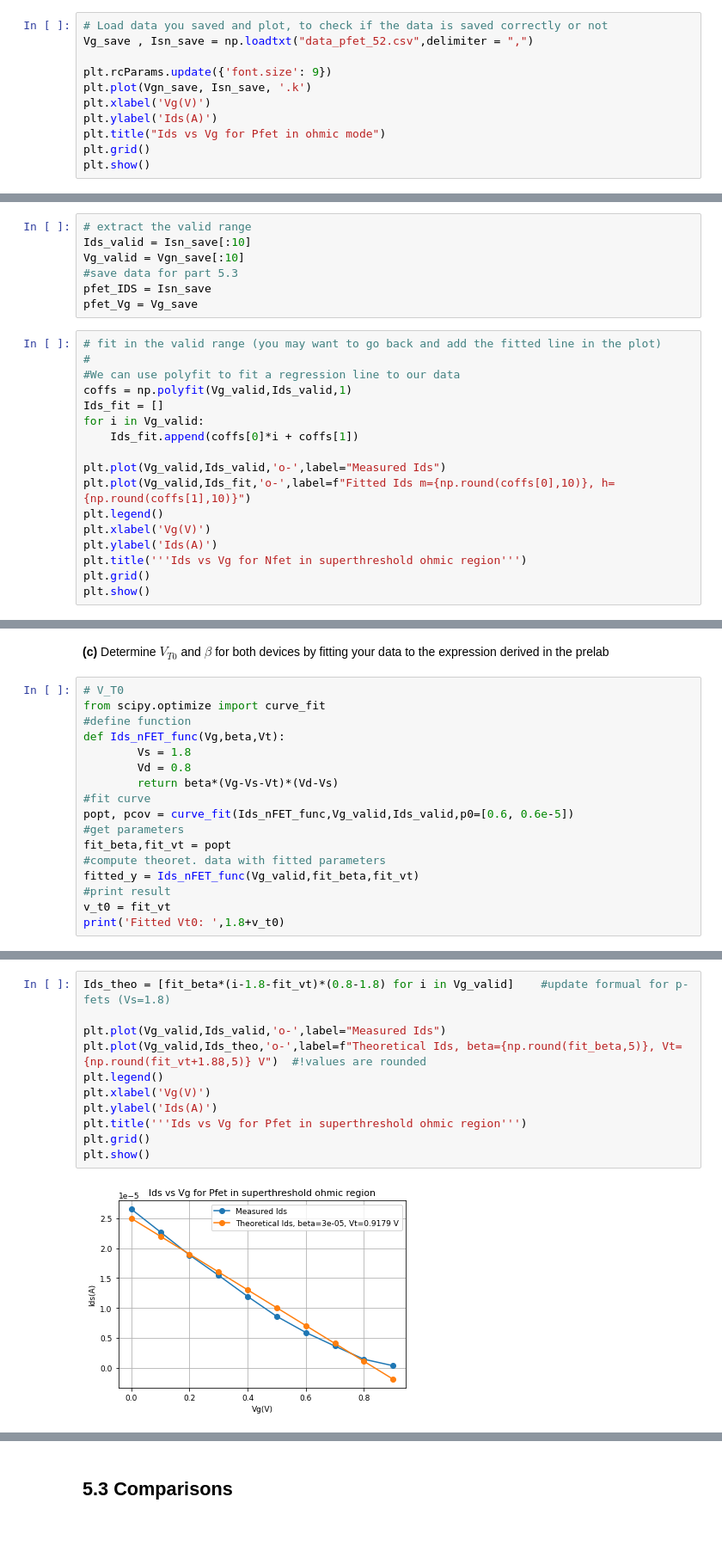
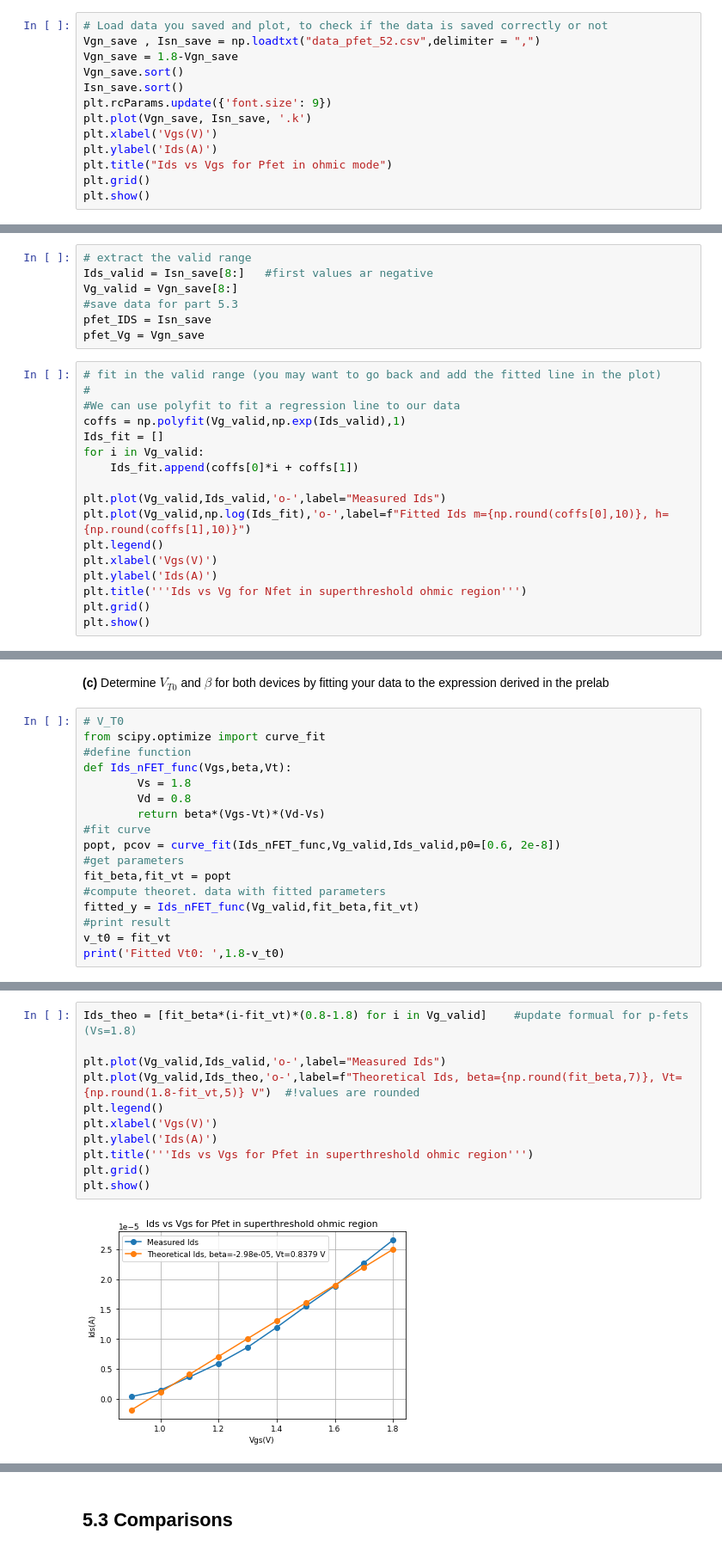
Before and after one commit to daggermaster3000/NE1, a Jupyter notebook: TP3/2022_Lab3_AboveThr_GroupNumber_FirstName_LastName.ipynb, the cells around one changed output, grey strips where cells are left out. Shown: that part at 86% size. Drawn from its saved outputs; the diff is of its cells as text.

```diff
--- a/TP3/2022_Lab3_AboveThr_GroupNumber_FirstName_LastName.ipynb
+++ b/TP3/2022_Lab3_AboveThr_GroupNumber_FirstName_LastName.ipynb
@@ -695,13 +697,15 @@ data = [Vg,IDS]
 np.savetxt("data_pfet_52.csv",data,delimiter = ",")
 # %%
 # Load data you saved and plot, to check if the data is saved correctly or not
-Vg_save , Isn_save = np.loadtxt("data_pfet_52.csv",delimiter = ",")
-
+Vgn_save , Isn_save = np.loadtxt("data_pfet_52.csv",delimiter = ",")
+Vgn_save = 1.8-Vgn_save
+Vgn_save.sort()
+Isn_save.sort()
 plt.rcParams.update({'font.size': 9})
 plt.plot(Vgn_save, Isn_save, '.k')
-plt.xlabel('Vg(V)')
+plt.xlabel('Vgs(V)')
 plt.ylabel('Ids(A)')
-plt.title("Ids vs Vg for Pfet in ohmic mode")
+plt.title("Ids vs Vgs for Pfet in ohmic mode")
 plt.grid()
 plt.show()
 # %% [output]
@@ -709,23 +713,23 @@ plt.show()
 # %%
 # extract the valid range
-Ids_valid = Isn_save[:10]
-Vg_valid = Vgn_save[:10]
+Ids_valid = Isn_save[8:]   #first values ar negative
+Vg_valid = Vgn_save[8:]
 #save data for part 5.3
 pfet_IDS = Isn_save
-pfet_Vg = Vg_save
+pfet_Vg = Vgn_save
 # %%
 # fit in the valid range (you may want to go back and add the fitted line in the plot)
 #
 #We can use polyfit to fit a regression line to our data
-coffs = np.polyfit(Vg_valid,Ids_valid,1)
+coffs = np.polyfit(Vg_valid,np.exp(Ids_valid),1)
 Ids_fit = []
 for i in Vg_valid:
     Ids_fit.append(coffs[0]*i + coffs[1])
 
 plt.plot(Vg_valid,Ids_valid,'o-',label="Measured Ids")
-plt.plot(Vg_valid,Ids_fit,'o-',label=f"Fitted Ids m={np.round(coffs[0],10)}, h={np.round(coffs[1],10)}")
+plt.plot(Vg_valid,np.log(Ids_fit),'o-',label=f"Fitted Ids m={np.round(coffs[0],10)}, h={np.round(coffs[1],10)}")
 plt.legend()
-plt.xlabel('Vg(V)')
+plt.xlabel('Vgs(V)')
 plt.ylabel('Ids(A)')
 plt.title('''Ids vs Vg for Nfet in superthreshold ohmic region''')
 plt.grid()
@@ -738,17 +742,17 @@ plt.show()
 # V_T0
 from scipy.optimize import curve_fit
 #define function
-def Ids_nFET_func(Vg,beta,Vt):
+def Ids_nFET_func(Vgs,beta,Vt):
         Vs = 1.8
         Vd = 0.8
-        return beta*(Vg-Vs-Vt)*(Vd-Vs)
+        return beta*(Vgs-Vt)*(Vd-Vs)
 #fit curve
-popt, pcov = curve_fit(Ids_nFET_func,Vg_valid,Ids_valid,p0=[0.6, 0.6e-5])
+popt, pcov = curve_fit(Ids_nFET_func,Vg_valid,Ids_valid,p0=[0.6, 2e-8])
 #get parameters
 fit_beta,fit_vt = popt
 #compute theoret. data with fitted parameters
 fitted_y = Ids_nFET_func(Vg_valid,fit_beta,fit_vt)
 #print result
 v_t0 = fit_vt
-print('Fitted Vt0: ',1.8+v_t0)
+print('Fitted Vt0: ',1.8-v_t0)
 # %% [output]
@@ -764,13 +771,13 @@ Fitted beta:  2.9770360215957077e-05
 # %%
-Ids_theo = [fit_beta*(i-1.8-fit_vt)*(0.8-1.8) for i in Vg_valid]    #update formual for p-fets (Vs=1.8)
+Ids_theo = [fit_beta*(i-fit_vt)*(0.8-1.8) for i in Vg_valid]    #update formual for p-fets (Vs=1.8)
 
 plt.plot(Vg_valid,Ids_valid,'o-',label="Measured Ids")
-plt.plot(Vg_valid,Ids_theo,'o-',label=f"Theoretical Ids, beta={np.round(fit_beta,5)}, Vt={np.round(fit_vt+1.88,5)} V")  #!values are rounded
+plt.plot(Vg_valid,Ids_theo,'o-',label=f"Theoretical Ids, beta={np.round(fit_beta,7)}, Vt={np.round(1.8-fit_vt,5)} V")  #!values are rounded
 plt.legend()
-plt.xlabel('Vg(V)')
+plt.xlabel('Vgs(V)')
 plt.ylabel('Ids(A)')
-plt.title('''Ids vs Vg for Pfet in superthreshold ohmic region''')
+plt.title('''Ids vs Vgs for Pfet in superthreshold ohmic region''')
 plt.grid()
 plt.show()
 # %% [output]
-[figure, old version]
+[figure, new version]
```
Also changed, not shown: parts of 21 cells of this notebook, 1 other file.
